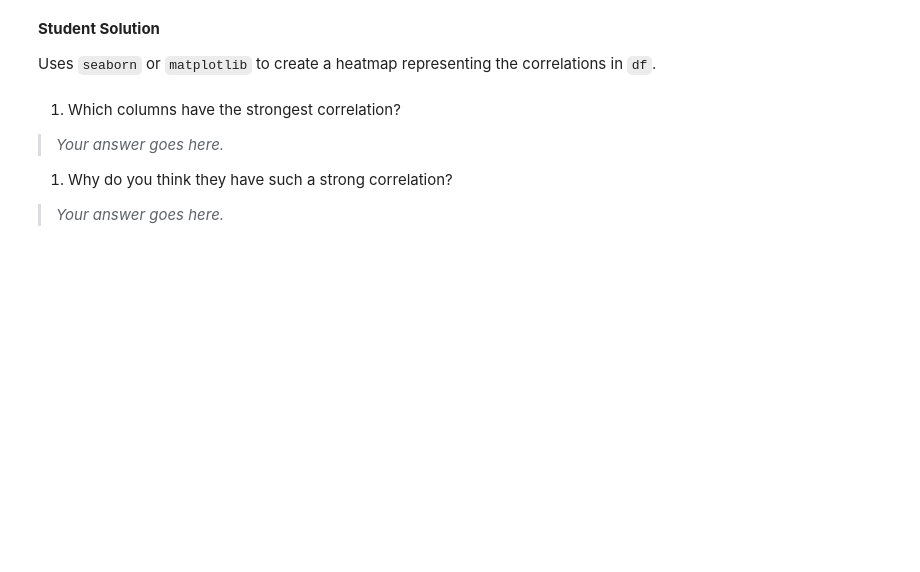
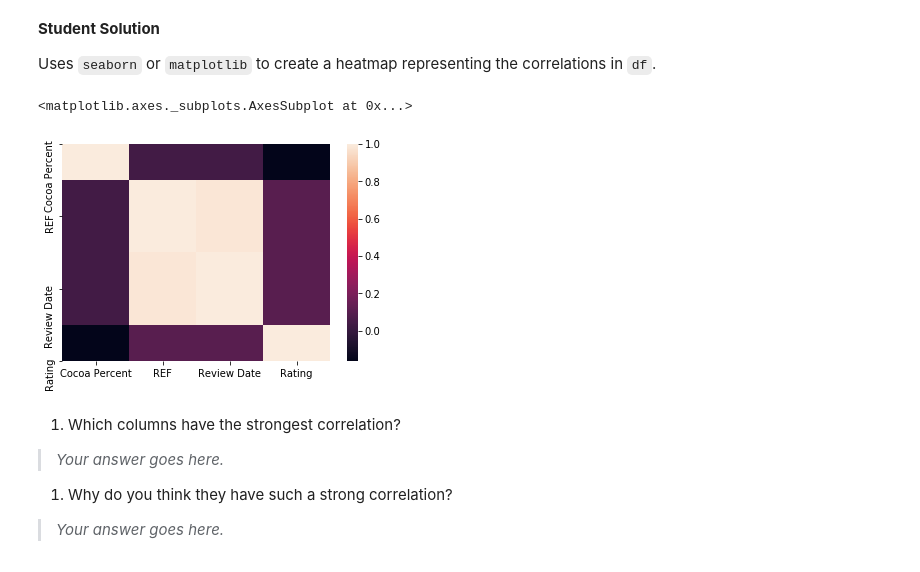
Before and after one commit to rofifahnurul/bangkit-exercise, a Jupyter notebook: Exploratory_Data_Analysis_2.ipynb, the cells around one changed output. Saved outputs shown, nothing was run; the diff lists cells and outputs as text; code cells hidden in the pictures; blank space fills up the shorter version.

```diff
--- a/Exploratory_Data_Analysis_2.ipynb
+++ b/Exploratory_Data_Analysis_2.ipynb
@@ -538,6 +570,10 @@ It is common for correlations to be shown in a heatmap. In this exercise we will
 Uses `seaborn` or `matplotlib` to create a heatmap representing the correlations in `df`.
 # %%
 # Your Solution Goes Here
+sns.heatmap(df.corr())
+# %% [output]
+<matplotlib.axes._subplots.AxesSubplot at 0x...>
+[figure, added]
 # %% [markdown]
 1. Which columns have the strongest correlation?
 > *Your answer goes here.*
```
Also changed, not shown: parts of 10 cells of this notebook.
